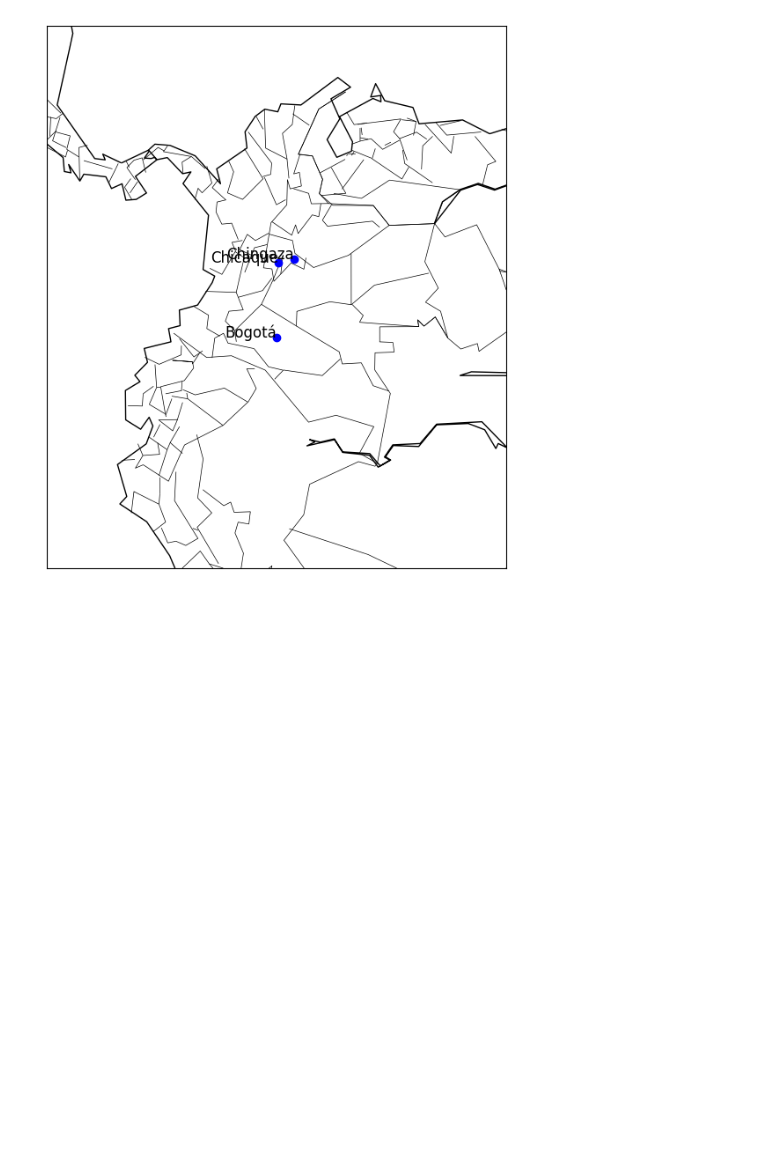
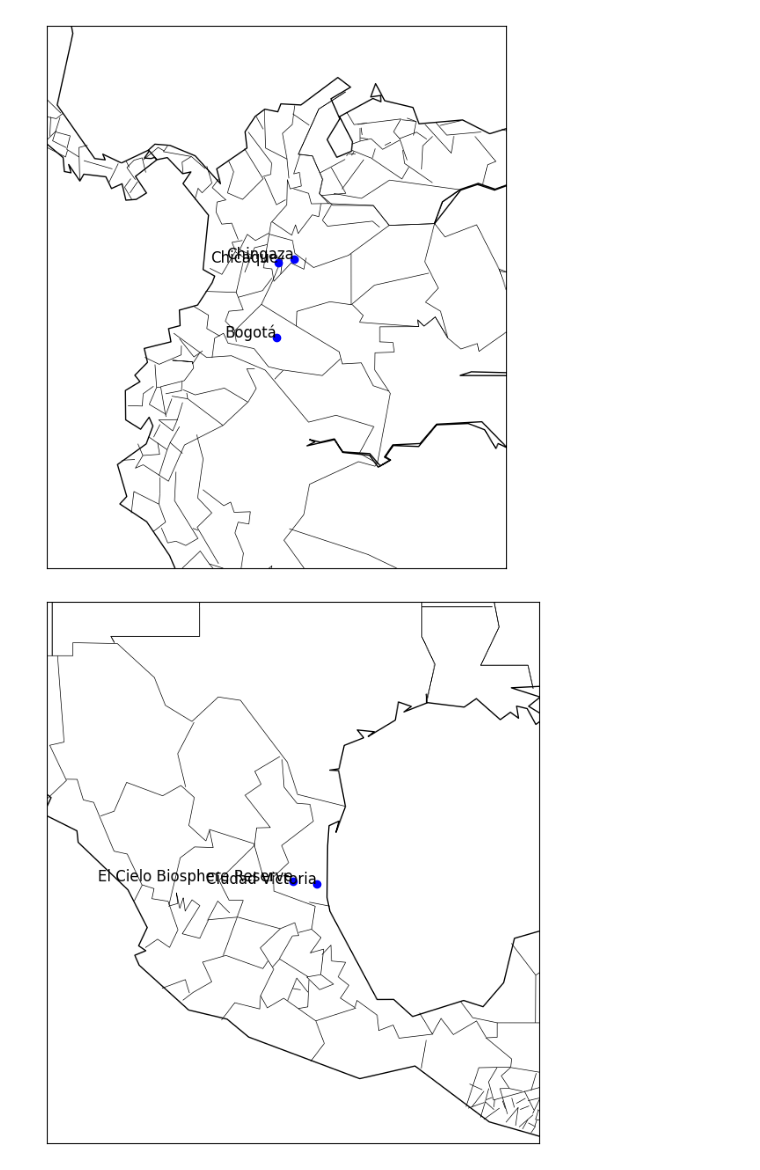
Before and after one commit to YYashraj/Bird-MIgration-Network, a Jupyter notebook: Just Some Exploration/National Zoo data/smith.ipynb, the cells around one changed output. Cells and saved outputs as stored; diff of their text form; code cells hidden in the pictures; blank space fills up the shorter version.

```diff
--- a/Just Some Exploration/National Zoo data/smith.ipynb
+++ b/Just Some Exploration/National Zoo data/smith.ipynb
@@ -373,3 +375,10 @@ labels = ['Bogotá', 'Chingaza', 'Chicaque']
 near(coordinates, labels)
 # %% [output]
 [figure]
+# %%
+coordinates = [(-98.297,23.105),(-99.2667, 23.1833)]
+labels = ['Ciudad Victoria', 'El Cielo Biosphere Reserve']
+near(coordinates, labels)
+# no 1
+# %% [output]
+[figure, added]
```
Also changed, not shown: parts of 17 cells of this notebook.
